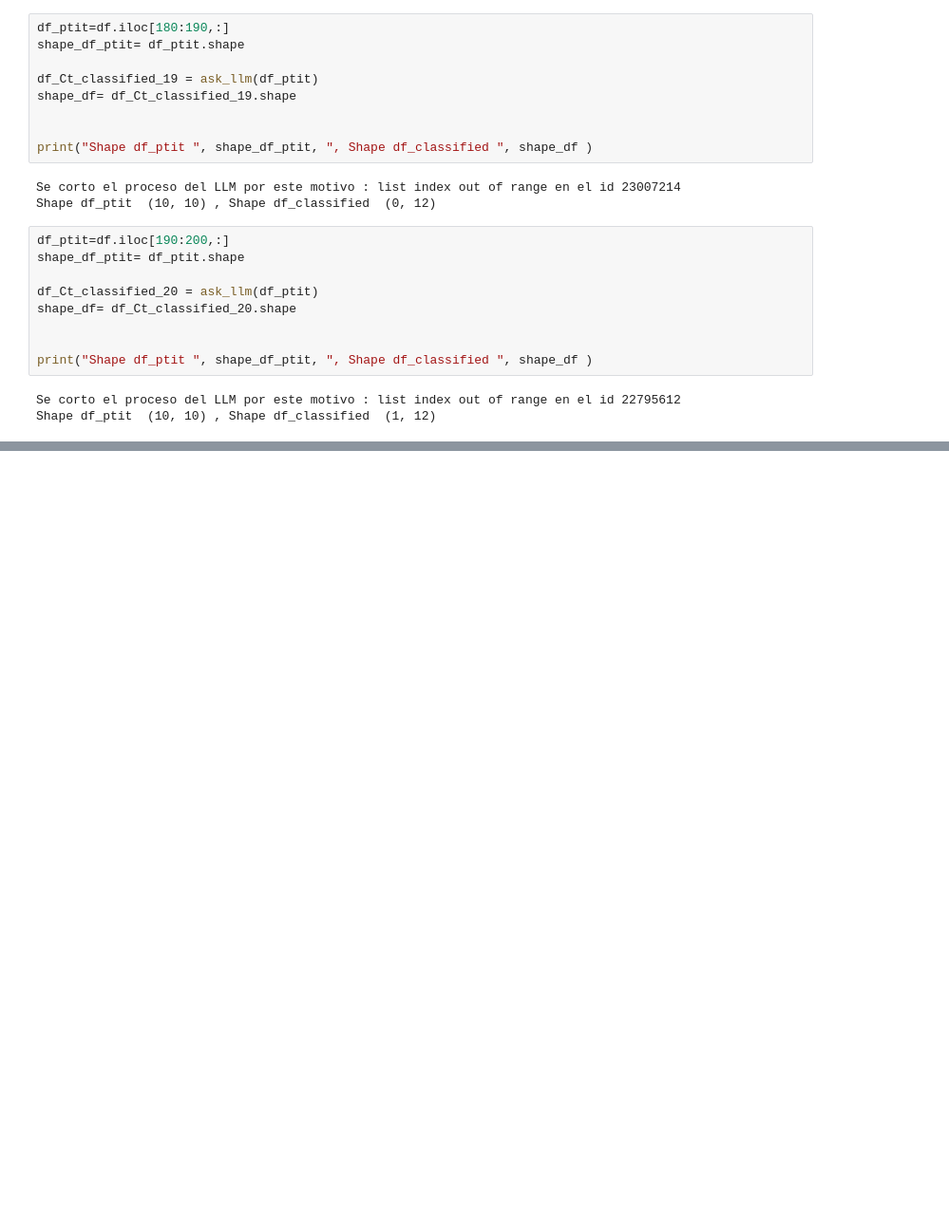
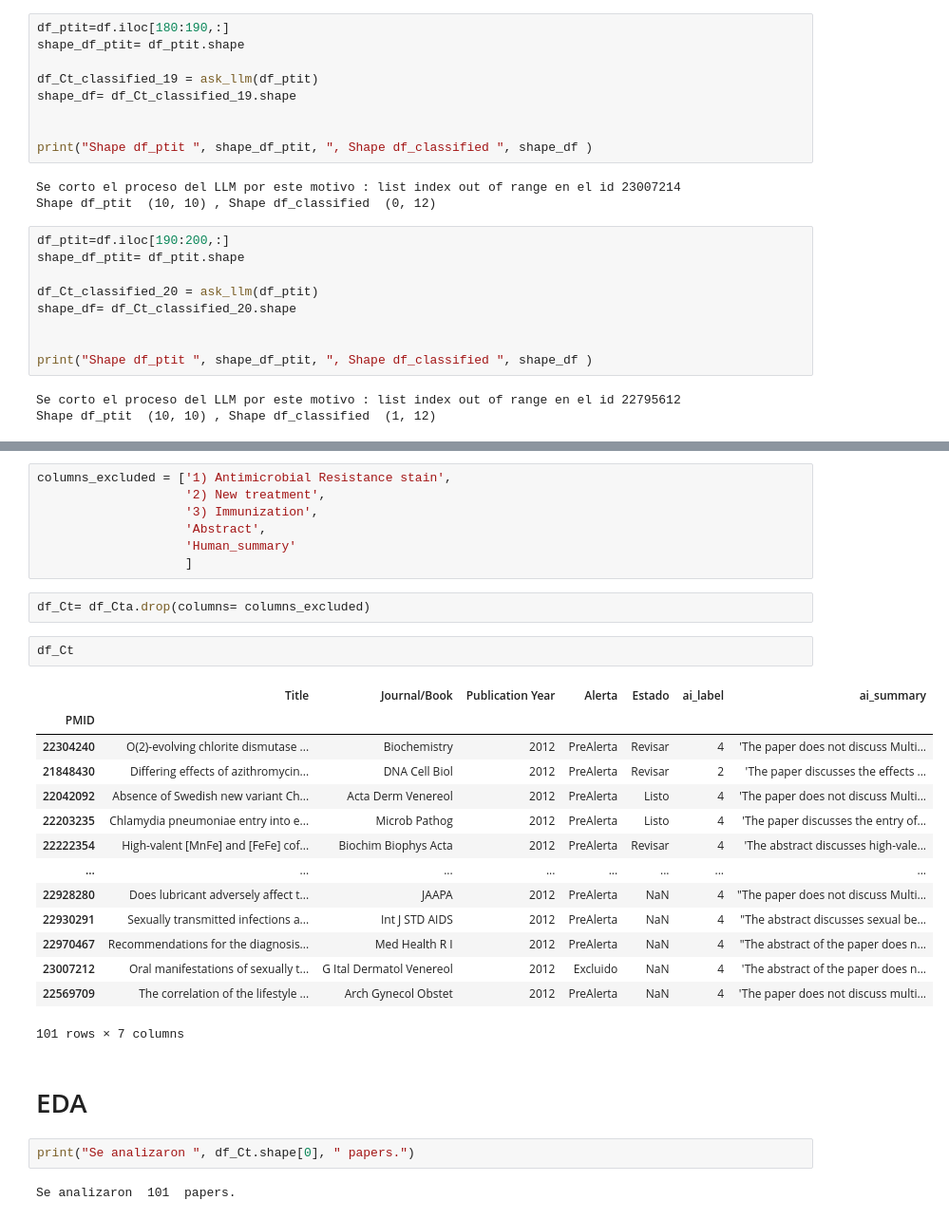
Before and after one commit to LLMzCor/LLMzCor.github.io, a Jupyter notebook: PAC_juan.ipynb, the cells around one changed output, grey strips where cells are left out. Shown at 95% size. Saved outputs shown, nothing was run; the diff lists cells and outputs as text; blank space fills up the shorter version.

```diff
--- a/PAC_juan.ipynb
+++ b/PAC_juan.ipynb
@@ -476,0 +492,32 @@ df_Ct_c.shape
+# %%
+columns_excluded = ['1) Antimicrobial Resistance stain',
+                    '2) New treatment',
+                    '3) Immunization',
+                    'Abstract',
+                    'Human_summary'
+                    ]
+# %%
+df_Ct= df_Cta.drop(columns= columns_excluded)
+# %%
+df_Ct
+# %% [output]
+|  | Title | Journal/Book | Publication Year | Alerta | Estado | ai_label | ai_summary |
+| PMID |  |  |  |  |  |  |  |
+| 22304240 | O(2)-evolving chlorite dismutase ... | Biochemistry | 2012 | PreAlerta | Revisar | 4 | 'The paper does not discuss Multi... |
+| 21848430 | Differing effects of azithromycin... | DNA Cell Biol | 2012 | PreAlerta | Revisar | 2 | 'The paper discusses the effects ... |
+| 22042092 | Absence of Swedish new variant Ch... | Acta Derm Venereol | 2012 | PreAlerta | Listo | 4 | 'The paper does not discuss Multi... |
+| 22203235 | Chlamydia pneumoniae entry into e... | Microb Pathog | 2012 | PreAlerta | Listo | 4 | 'The paper discusses the entry of... |
+| 22222354 | High-valent [MnFe] and [FeFe] cof... | Biochim Biophys Acta | 2012 | PreAlerta | Revisar | 4 | 'The abstract discusses high-vale... |
+| ... | ... | ... | ... | ... | ... | ... | ... |
+| 22928280 | Does lubricant adversely affect t... | JAAPA | 2012 | PreAlerta | NaN | 4 | "The paper does not discuss Multi... |
+| 22930291 | Sexually transmitted infections a... | Int J STD AIDS | 2012 | PreAlerta | NaN | 4 | "The abstract discusses sexual be... |
+| 22970467 | Recommendations for the diagnosis... | Med Health R I | 2012 | PreAlerta | NaN | 4 | "The abstract of the paper does n... |
+| 23007212 | Oral manifestations of sexually t... | G Ital Dermatol Venereol | 2012 | Excluido | NaN | 4 | 'The abstract of the paper does n... |
+| 22569709 | The correlation of the lifestyle ... | Arch Gynecol Obstet | 2012 | PreAlerta | NaN | 4 | 'The paper does not discuss multi... |
+101 rows × 7 columns
+# %% [markdown]
+# EDA
+# %%
+print("Se analizaron ", df_Ct.shape[0], " papers.")
+# %% [output]
+Se analizaron  101  papers.
```
Also changed, not shown: parts of 14 cells of this notebook, 1 other file.
